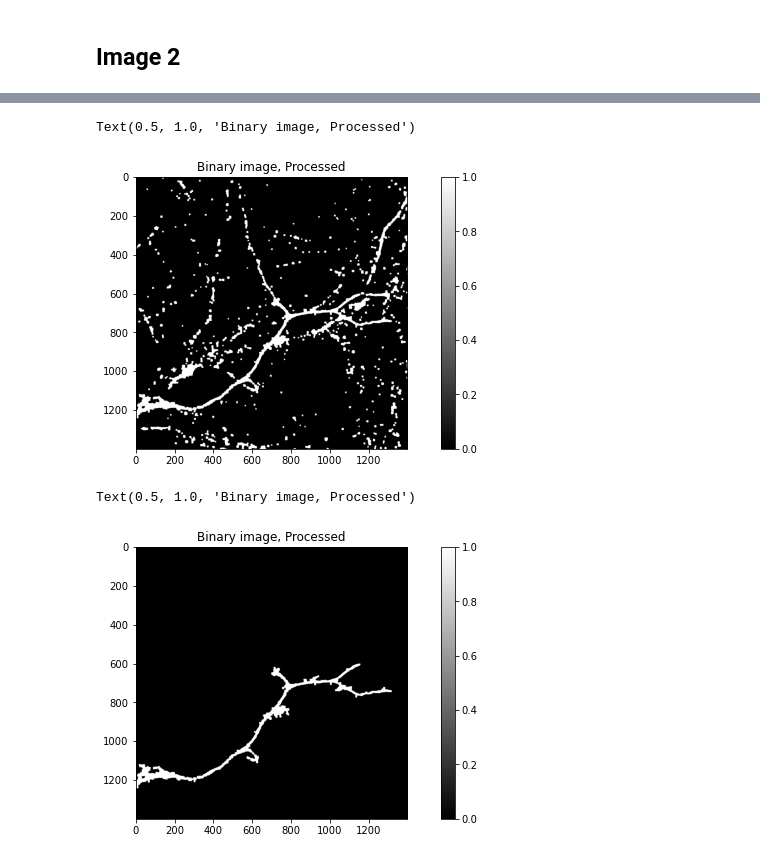
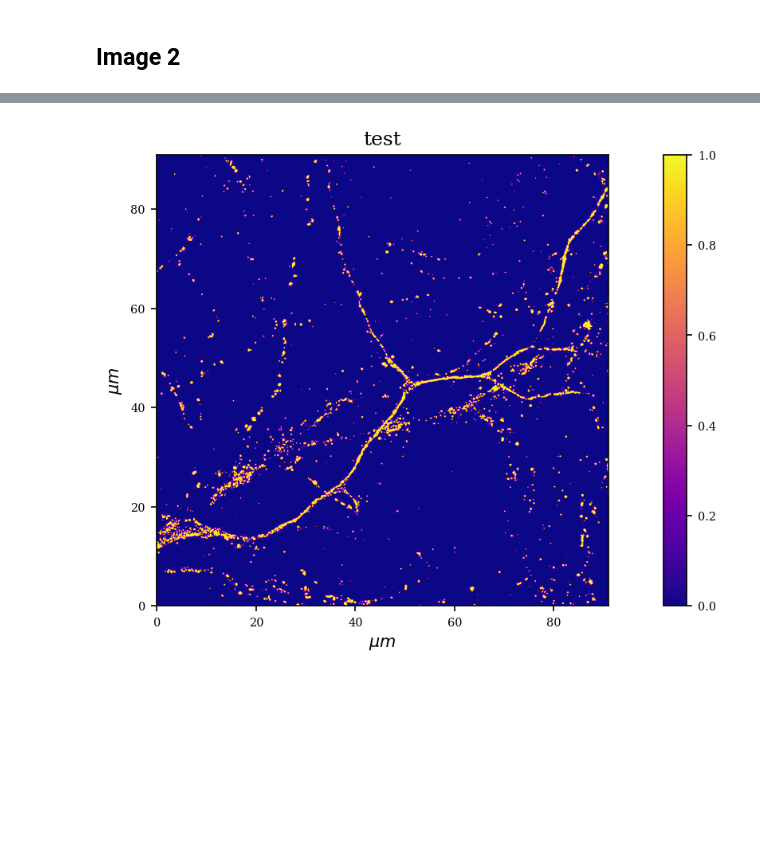
Before and after one commit to leonardocattarin/NeuronConnectivity, a Jupyter notebook: Microscopy_analysis.ipynb, the cells around one changed output, grey strips where cells are left out. Saved outputs shown, nothing was run; the diff lists cells and outputs as text; code cells hidden in the pictures; blank space fills up the shorter version.

```diff
--- a/Microscopy_analysis.ipynb
+++ b/Microscopy_analysis.ipynb
@@ -633,2 +118,2 @@ CY5 max camera value, layer  14 : 55
 # %%
-img = cv_img_2_str_RFP[ii]
+img = cv_img_2_str_RFP[n_img]
@@ -673,25 +120,7 @@ Text(0.5, 1.0, 'Binary image, Processed')
-# %%
-kernel_dil = np.ones((6,6),np.uint8)
-temp_img = cv.dilate(temp_img,kernel_dil,iterations = 1)
-
-fig= plt.figure()
-ax = fig.gca()
-pos = ax.imshow(temp_img, cmap="gray")
-fig.colorbar(pos, ax=ax)
-pos.set_clim(0,1)
-plt.title("Binary image, Processed")
-# %% [output]
-Text(0.5, 1.0, 'Binary image, Processed')
-[figure, removed]
-# %%
-final_component = funcs.get_biggest_object(temp_img)
-
-fig= plt.figure()
-ax = fig.gca()
-pos = ax.imshow(final_component, cmap="gray")
-fig.colorbar(pos, ax=ax)
-pos.set_clim(0,1)
-plt.title("Binary image, Processed")
-# %% [output]
-Text(0.5, 1.0, 'Binary image, Processed')
-[figure, removed]
+# %%
+ret,temp_img = cv.threshold(img, 250, 1, cv.THRESH_BINARY)
+
+plot_custom(temp_img,"test")
+plt.savefig("img/test.png")
+# %% [output]
+[figure, added]
```
Also changed, not shown: parts of 50 cells of this notebook, 8 other files.
